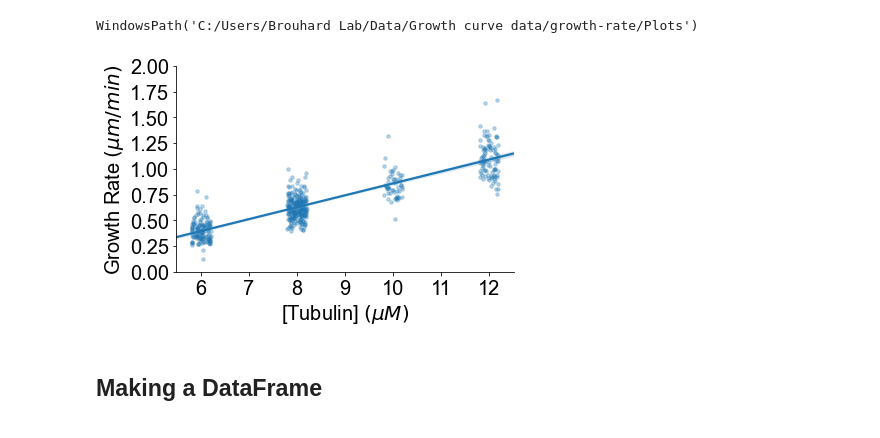
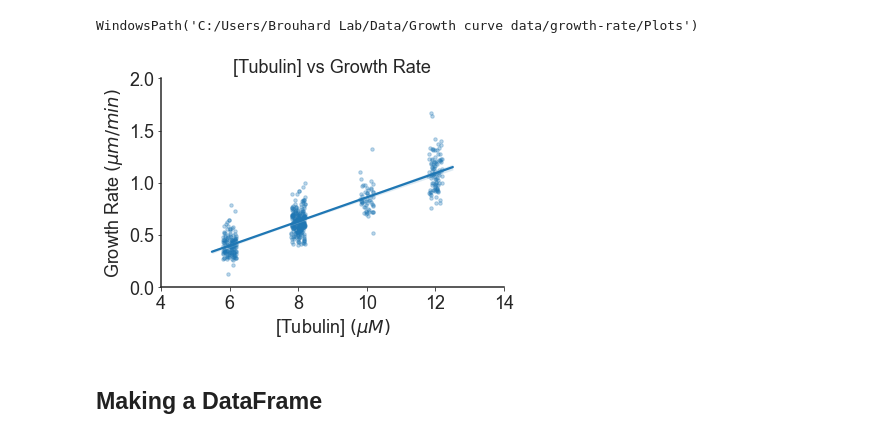
Before and after one commit to brouhardlab/brouhardlab-scripts, a Jupyter notebook: notebooks/Brandi/Plotting_dynamics.ipynb, the cells around one changed output. Drawn from its saved outputs; the diff is of its cells as text; code cells hidden in the pictures.

```diff
--- a/notebooks/Brandi/Plotting_dynamics.ipynb
+++ b/notebooks/Brandi/Plotting_dynamics.ipynb
@@ -75,28 +75,31 @@ WindowsPath('C:/Users/Brouhard Lab/Data/Growth curve data/growth-rate/Plots')
 # %%
 #regplot
 
 ax = sns.regplot(x=tubulin, y='Growth Rate $(\mu m / min)$', truncate=False, scatter_kws={"s": 12,"alpha":0.3}, data=data, fit_reg=True, x_jitter=.2)
 
 #note: change to truncate=True if you don't want the regression line to go across the whole plot and just where you have data
 
 sns.despine(left=False)
 sns.set_style("whitegrid")
 
 sns.set_style("ticks")
-plt.rcParams['axes.linewidth'] = 2.5
+plt.rcParams['axes.linewidth'] = 1.5
 
-plt.xlabel('[Tubulin] $(\mu M)$', fontsize=20)
-plt.ylabel('Growth Rate $(\mu m/min)$', fontsize=20)
-plt.yticks(fontsize = 20)
-plt.xticks(fontsize =20)
+plt.xlabel('[Tubulin] $(\mu M)$', fontsize=18)
+plt.ylabel('Growth Rate $(\mu m/min)$', fontsize=18)
+plt.yticks(np.arange(0, max(y)+1.5, 0.5),fontsize = 18)
+
+plt.xticks(fontsize =18)
 plt.ylim(0,2)
+plt.xlim(4,14)
 plt.tight_layout()
+plt.title('[Tubulin] vs Growth Rate', fontsize=18)
 
-plt.savefig(newmydir/('Growth Rate'+date+'.pdf'))
+plt.savefig(newmydir/('Growth Rate'+date+'.jpg'),bbox_inches='tight')#bbox_inches-'tight' condenses savefig, prevents title cutoff
 
 plt.show()
 # %% [output]
-[figure, old version]
+[figure, new version]
 # %% [markdown]
 ## Making a DataFrame
 # %%
```
Also changed, not shown: parts of 3 cells of this notebook, 3 other files.
